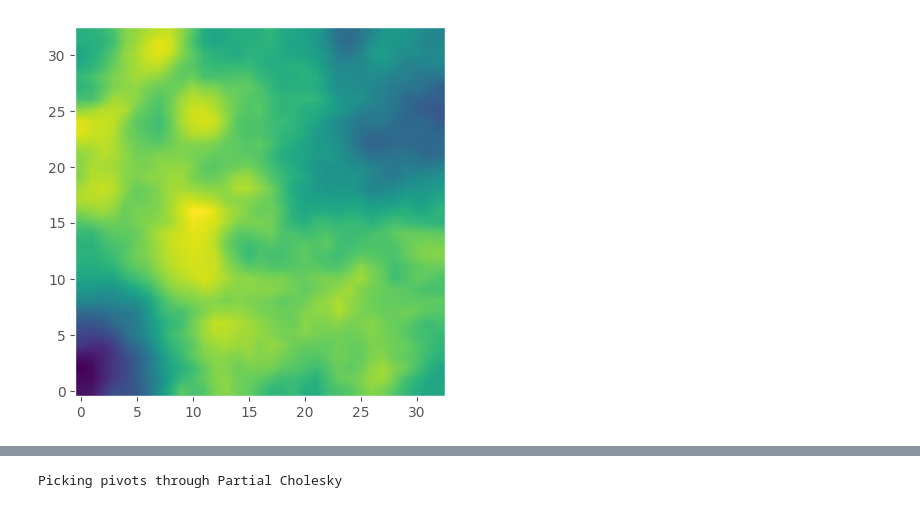
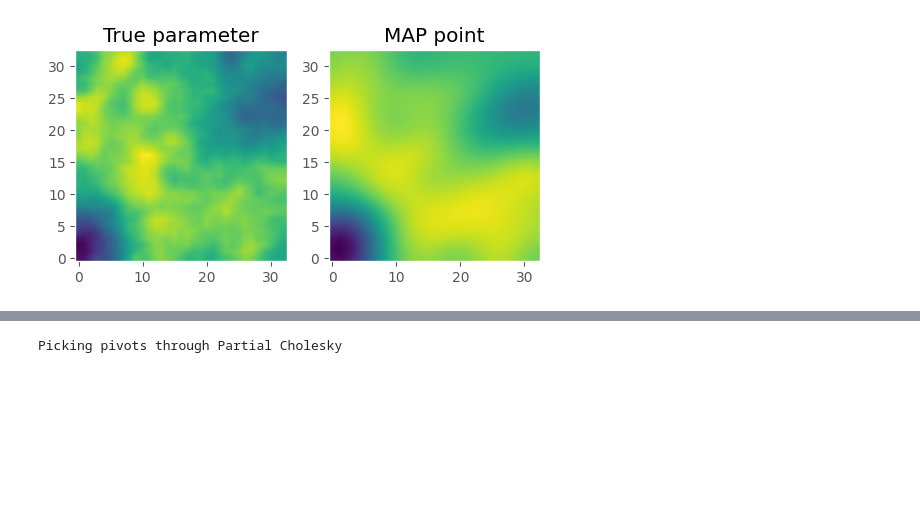
Before and after one commit to abjohnson117/TransportVsMcmcExperiments, a Jupyter notebook: poisson/poisson_test_kernel.ipynb, the cells around one changed output, grey strips where cells are left out. Saved outputs shown, nothing was run; the diff lists cells and outputs as text; code cells hidden in the pictures; blank space fills up the shorter version.

```diff
--- a/poisson/poisson_test_kernel.ipynb
+++ b/poisson/poisson_test_kernel.ipynb
@@ -58,12 +58,20 @@ with open("poisson.yaml") as fid:
 
 utrue = np.load("training_dataset/true_param_grid.npy")
 ytrue = np.load("training_dataset/true_state_grid.npy")
+map_est = np.load("training_dataset/map_param_grid.npy")
 targets, yobs = read_data_h5()
 # %%
-plt.imshow(utrue, origin="lower", interpolation="bilinear")
-plt.grid(False)
+fig, ax = plt.subplots(1, 2, figsize=(6,6))
+
+ax[0].imshow(utrue, origin="lower", interpolation="bilinear")
+ax[0].set_title("True parameter")
+ax[0].grid(False)
+
+ax[1].imshow(map_est, origin="lower", interpolation="bilinear")
+ax[1].set_title("MAP point")
+ax[1].grid(False)
 # %% [output]
-[figure, old version]
+[figure, new version]
 # %%
 nsamples = inargs["MCMC"]["nsamples"] - inargs["MCMC"]["burnin"]
 
```
Also changed, not shown: parts of 5 cells of this notebook, 1 other file.
